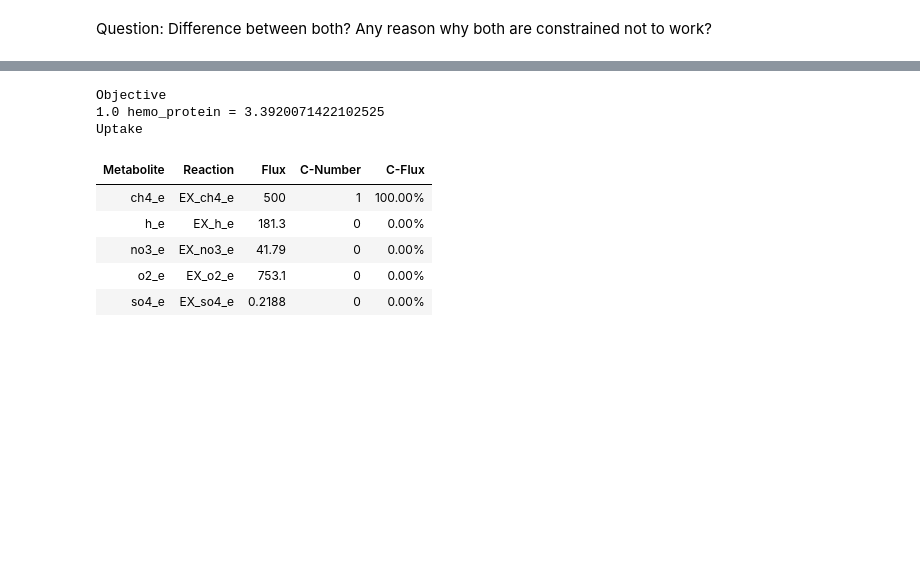
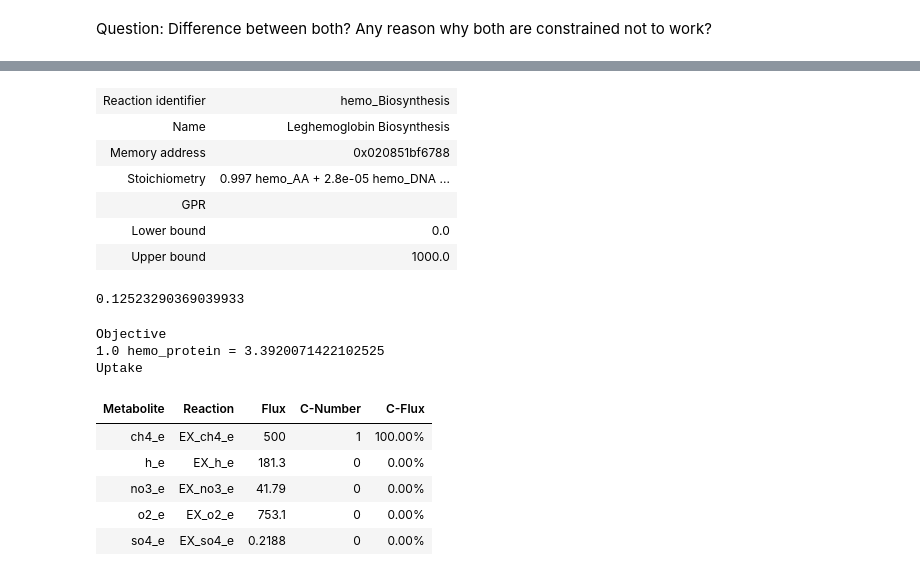
Before and after one commit to Schwebus/DTU_Biobuilders_2021, a Jupyter notebook: GSM_model/M.capsulatus.ipynb, the cells around one changed output, grey strips where cells are left out. Saved outputs shown, nothing was run; the diff lists cells and outputs as text; code cells hidden in the pictures; blank space fills up the shorter version.

```diff
--- a/GSM_model/M.capsulatus.ipynb
+++ b/GSM_model/M.capsulatus.ipynb
@@ -492,3 +514,17 @@ Secretion
+# %%
+met.reactions.hemo_Biosynthesis
+# %% [output]
+| Reaction identifier | hemo_Biosynthesis |
+| Name | Leghemoglobin Biosynthesis |
+| Memory address | 0x020851bf6788 |
+| Stoichiometry | 0.997 hemo_AA + 2.8e-05 hemo_DNA ... |
+| GPR |  |
+| Lower bound | 0.0 |
+| Upper bound | 1000.0 |
+# %%
+met.reactions.r_hemo_protein.flux
+# %% [output]
+0.12523290369039933
 # %%
 met.reactions.EX_ch4_e.bounds = -1000,1000
 # %%
```
Also changed, not shown: parts of 12 cells of this notebook.
